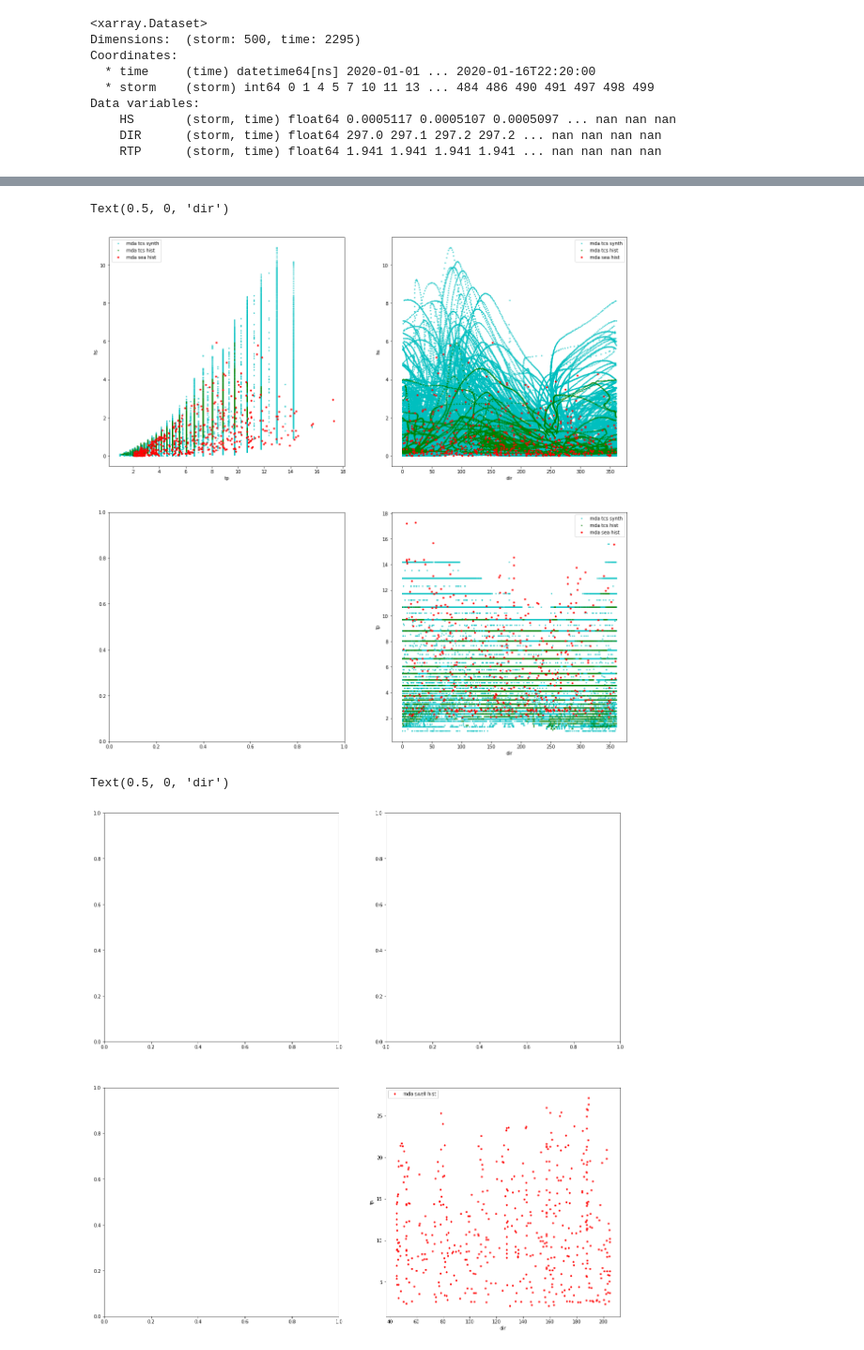
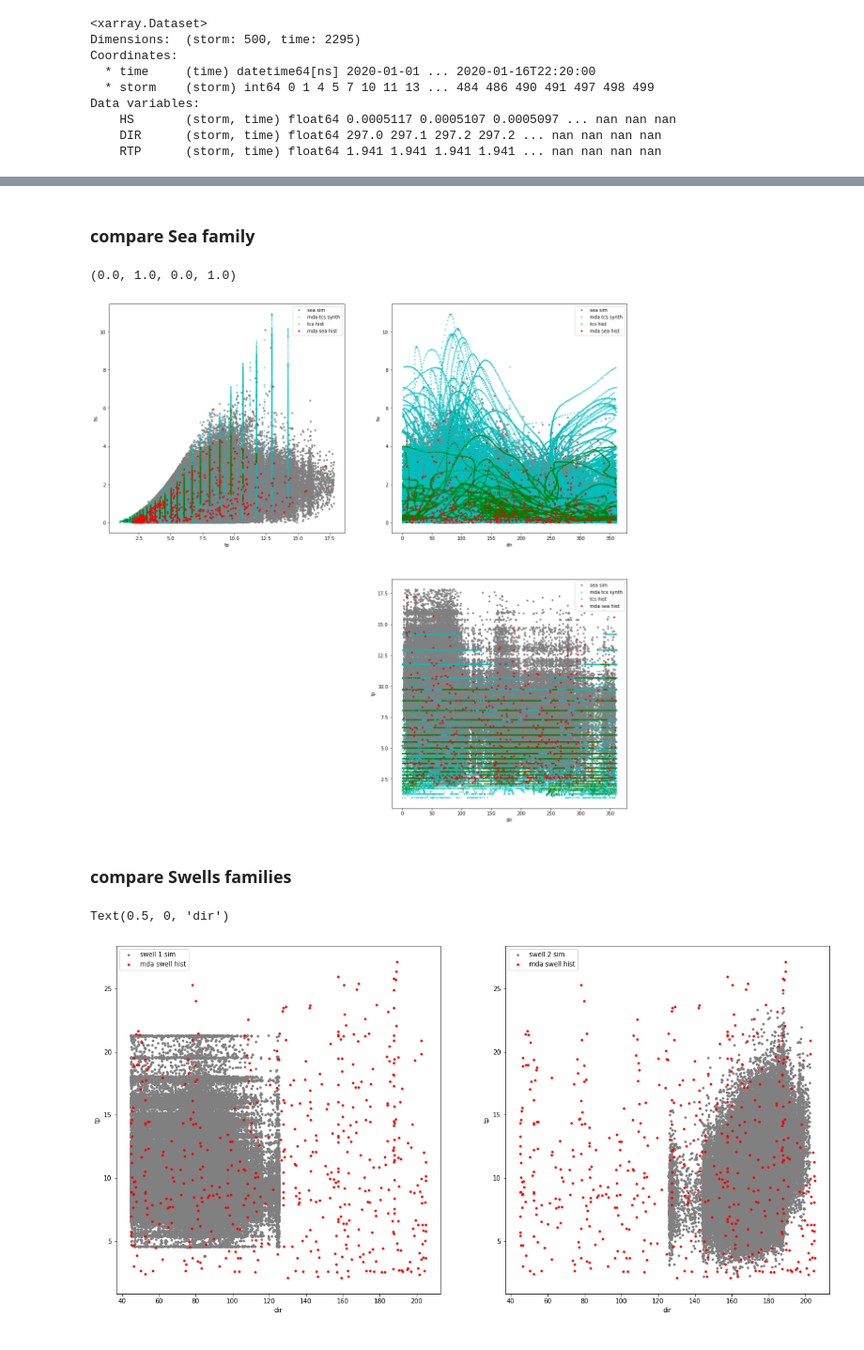
Before and after one commit to ripolln/teslakit, a Jupyter notebook: notebooks/KWAJALEIN/02_MetOcean_emulator/12b_synth_waves_within_SWANsims.ipynb, the cells around one changed output, grey strips where cells are left out. Shown at 94% size. Drawn from its saved outputs; the diff is of its cells as text; code cells hidden in the pictures.

```diff
--- a/notebooks/KWAJALEIN/02_MetOcean_emulator/12b_synth_waves_within_SWANsims.ipynb
+++ b/notebooks/KWAJALEIN/02_MetOcean_emulator/12b_synth_waves_within_SWANsims.ipynb
@@ -67,0 +80,25 @@ Data variables:
+# %%
+CE = Climate_Emulator(db.paths.site.EXTREMES.climate_emulator)
+
+
+WVS_sim = CE.LoadSim_All(TCs=False) # contains extra variables
+WVS_sim = WVS_sim.to_xarray()
+
+WVS_sim_upd = CE.LoadSim_All(TCs=True)
+WVS_sim_upd = WVS_sim_upd.to_xarray()
+
+
+#----------------------------------------------------------
+# Poner NaN en WVS_upd_E donde Hs, Tp y Dir de Swell_1 y Swell_2 valen 0 (Hubo TC y sólo tenemos Sea family)
+vars = {'swell_1_Hs','swell_1_Tp','swell_1_Dir','swell_2_Hs','swell_2_Tp','swell_2_Dir'}
+for var in vars:
+    WVS_sim_upd[var] = WVS_sim_upd[var].where(WVS_sim_upd[var]!=0.00, np.nan)
+
+
+#----------------------------------------------------------
+# Unir las variable wind y mslp de WVS_sim a WVS_upd
+WVS_sim = WVS_sim.drop({'DWT','sea_Hs','sea_Tp','sea_Dir',
+                                            'swell_1_Hs','swell_1_Tp','swell_1_Dir','swell_2_Hs','swell_2_Tp','swell_2_Dir'})
+
+WVS_sim_upd = xr.merge([WVS_sim_upd, WVS_sim])
+print(WVS_sim_upd)
@@ -116,38 +173,56 @@ Data variables:
+# %% [markdown]
+### compare Sea family
 # %%
-fig,axs = plt.subplots(2,2,figsize=(20,20))
+fig,axs = plt.subplots(2,2,figsize=(20,20));
 
+axs[0,0].plot(WVS_sim_upd.sea_Tp, WVS_sim_upd.sea_Hs, '.', color='grey', label='sea sim')
 axs[0,0].plot( TCs_sims_offsh.RTP.values[:].flatten(),TCs_sims_offsh.HS.values[:].flatten(), '.c', markersize=3, label='mda tcs synth')
-axs[0,0].plot(TC_hist_offsh.RTP.values[:].flatten(),TC_hist_offsh.HS.values[:].flatten(),  '.g', markersize=3,  label='mda tcs hist')
-axs[0,0].plot( mda_sea.tp, mda_sea.hs, '.r', label='mda sea hist')
+axs[0,0].plot(TC_hist_offsh.RTP.values[:].flatten(),TC_hist_offsh.HS.values[:].flatten(),  '.g', markersize=3,  label='tcs hist')
+axs[0,0].plot(hist_mda_sea.tp, hist_mda_sea.hs, '.r', label='mda sea hist')
 axs[0,0].legend()
 axs[0,0].set_ylabel('hs')
 axs[0,0].set_xlabel('tp')
 
 
+axs[0,1].plot(WVS_sim_upd.sea_Dir, WVS_sim_upd.sea_Hs, '.', color='grey', label='sea sim')
 axs[0,1].plot( TCs_sims_offsh.DIR.values[:].flatten(),TCs_sims_offsh.HS.values[:].flatten(), '.c', markersize=3,  label='mda tcs synth')
-axs[0,1].plot(TC_hist_offsh.DIR.values[:].flatten(),TC_hist_offsh.HS.values[:].flatten(),  '.g', markersize=3,  label='mda tcs hist')
-axs[0,1].plot( mda_sea.dir, mda_sea.hs, '.r', label='mda sea hist')
+axs[0,1].plot(TC_hist_offsh.DIR.values[:].flatten(),TC_hist_offsh.HS.values[:].flatten(),  '.g', markersize=3,  label='tcs hist')
+axs[0,1].plot( hist_mda_sea.dir, hist_mda_sea.hs, '.r', label='mda sea hist')
 axs[0,1].legend()
 axs[0,1].set_ylabel('hs')
 axs[0,1].set_xlabel('dir')
 
 
+axs[1,1].plot(WVS_sim_upd.sea_Dir, WVS_sim_upd.sea_Tp, '.', color='grey', label='sea sim')
 axs[1,1].plot( TCs_sims_offsh.DIR.values[:].flatten(),TCs_sims_offsh.RTP.values[:].flatten(), '.c', markersize=3,  label='mda tcs synth')
-axs[1,1].plot(TC_hist_offsh.DIR.values[:].flatten(),TC_hist_offsh.RTP.values[:].flatten(),  '.g', markersize=3,  label='mda tcs hist')
-axs[1,1].plot( mda_sea.dir, mda_sea.tp, '.r', label='mda sea hist')
+axs[1,1].plot(TC_hist_offsh.DIR.values[:].flatten(),TC_hist_offsh.RTP.values[:].flatten(),  '.g', markersize=3,  label='tcs hist')
+axs[1,1].plot( hist_mda_sea.dir, hist_mda_sea.tp, '.r', label='mda sea hist')
 axs[1,1].legend()
 axs[1,1].set_ylabel('tp')
 axs[1,1].set_xlabel('dir')
+
+axs[1, 0].axis('off')
 # %% [output]
-Text(0.5, 0, 'dir')
+(0.0, 1.0, 0.0, 1.0)
-[figure, old version]
+[figure, new version]
+# %% [markdown]
+### compare Swells families
 # %%
-fig,axs = plt.subplots(2,2,figsize=(20,20))
 
-axs[1,1].plot( mda_swells.dir, mda_swells.tp, '.r', label='mda swell hist')
-axs[1,1].legend()
-axs[1,1].set_ylabel('tp')
-axs[1,1].set_xlabel('dir')
+fig,axs = plt.subplots(1,2,figsize=(20,10))
+
+axs[0].plot(WVS_sim_upd.swell_1_Dir, WVS_sim_upd.swell_1_Tp, '.', color='grey', label='swell 1 sim')
+axs[0].plot( hist_mda_swells.dir, hist_mda_swells.tp, '.r', label='mda swell hist')
+axs[0].legend()
+axs[0].set_ylabel('tp')
+axs[0].set_xlabel('dir')
+
+
+axs[1].plot(WVS_sim_upd.swell_2_Dir, WVS_sim_upd.swell_2_Tp, '.', color='grey', label='swell 2 sim')
+axs[1].plot( hist_mda_swells.dir, hist_mda_swells.tp, '.r', label='mda swell hist')
+axs[1].legend()
+axs[1].set_ylabel('tp')
+axs[1].set_xlabel('dir')
 # %% [output]
 Text(0.5, 0, 'dir')
-[figure, old version]
+[figure, new version]
```
Also changed, not shown: parts of 10 cells of this notebook, 2 other files.
